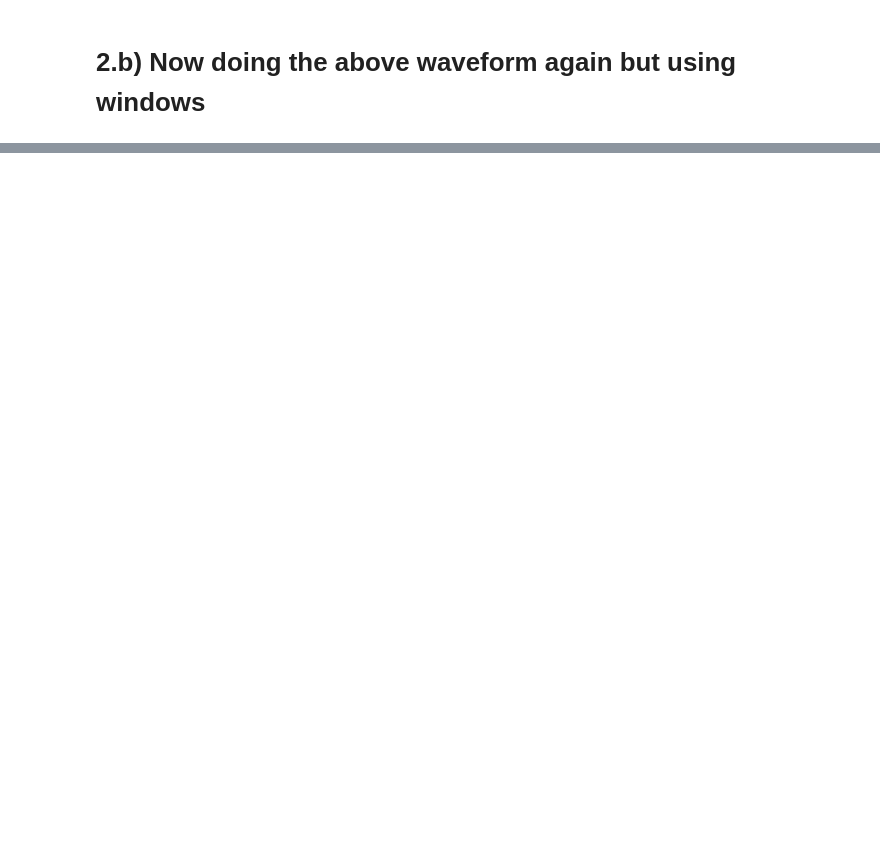
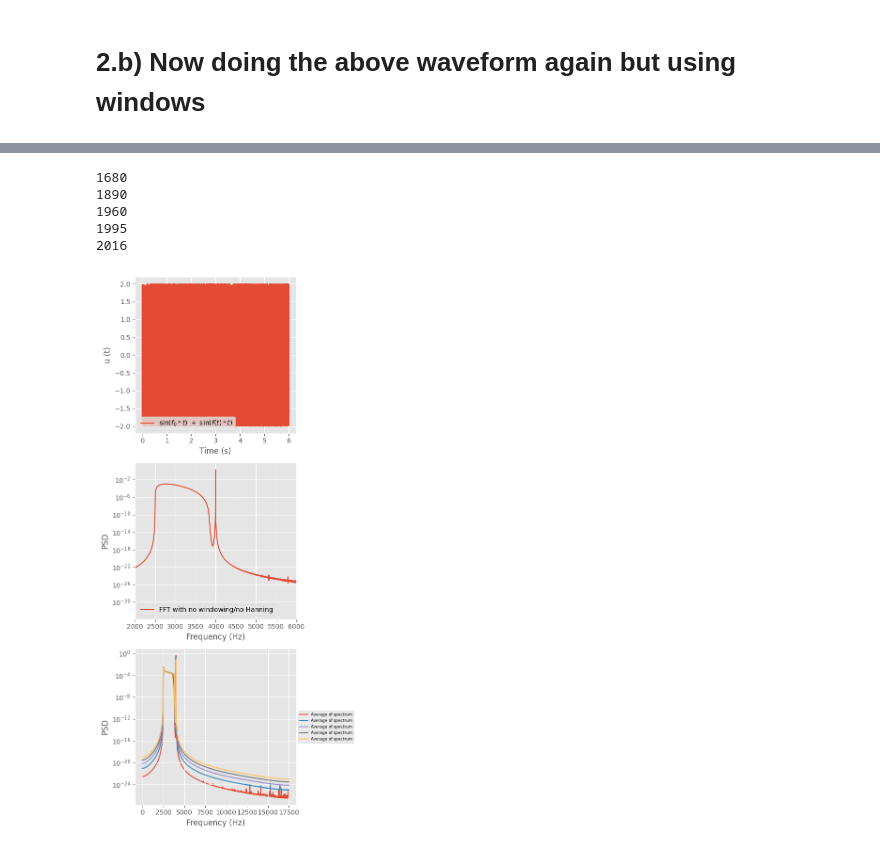
Before and after one commit to rachelblack3/Burst_analysis, a Jupyter notebook: testing_fft.ipynb, the cells around one changed output, grey strips where cells are left out. Drawn from its saved outputs; the diff is of its cells as text; code cells hidden in the pictures; blank space fills up the shorter version.

```diff
--- a/testing_fft.ipynb
+++ b/testing_fft.ipynb
@@ -191,8 +193,7 @@ def fft_sliding(udata,f_s,n_windows,slider):
 
     N = len(udata)                                                       # Number of sample points
     box_size = int(N/n_windows)                                          # Number of samples in each box
-    N_box = int(N/box_size)                                              # Number of boxes
-    half_window = int(box_size/2)                                        # Size of half-window
+
 
 
     """
@@ -208,7 +209,7 @@ def fft_sliding(udata,f_s,n_windows,slider):
     Do FFTs - remember to normalise by N and multiply by hanning window and complex correction
     """
 
-    w = 1.#np.hanning(box_size)                                            # hanning window
+    w = np.hanning(box_size)                                            # hanning window
     wms = np.mean(w**2)                                                 # hanning window correction
 
     # Doing the first window
@@ -620,6 +641,7 @@ plot_ffts = plot_full_fft(t = waveform_parameters["Time array"], waveform = wave
 # %%
 import pandas as pd
 # %%
+list_results =[]
 for i in range(1,6):
 
     mag_windows,freq_windows,fft_av_windows,t_array_windows,df = fft_sliding(waveform_parameters["Constant signal"]+waveform_parameters["Time-varying signal"],
@@ -631,8 +653,9 @@ for i in range(1,6):
                 "FFT time array":t_array_windows,
                 "Frequency bandwidth":df}
 
-    window_relsuts= FFTMagnitude(FFT_results_windows["FFT spectra"], FFT_results_windows["FFT frequencies"],)
+    window_results= FFTMagnitude(FFT_results_windows["FFT spectra"], FFT_results_windows["FFT frequencies"],5*i,100)
     test.show_frequency()
     test.show_magnitude()
+    list_results.append(window_results)
 # %% [output]
 the frequency bands for little bins are 0.8333333333333334
@@ -652,0 +676,60 @@ The dimensions (time bins, frequency bins) of this FFT spectra is: (2016, 4200)
+# %%
+
+""" Creating the plots for the FFT over the full interval """
+
+# create figure
+fig, axs = plt.subplots(3,2,gridspec_kw={"width_ratios":(1,0.05)})
+
+# Name plot axis
+ax1,ax2,ax3= axs[:, 0]
+
+# Name colourbar axis (the third/fourth one will be made invisible)
+cax1,cax2,cax3 = axs[:,1]
+
+
+ax1.plot(waveform_parameters["Time array"], waveform_parameters["Constant signal"]+waveform_parameters["Time-varying signal"], label=r'$\sin(f_0*t)\ +\ \sin(f(t)*t)$')
+ax1.set_xlabel("Time (s)")
+ax1.set_ylabel("u (t)")
+ax1.legend()
+cax1.axis('off')
+
+ax2.plot(FFT_results["FFT frequencies (Hanning)"],FFT_results["FFT (Hanning)"],label="FFT with no windowing/no Hanning")
+ax2.set_xlabel("Frequency (Hz)")
+ax2.set_ylabel("PSD")
+ax2.set_yscale('log')
+# set limits aroud peak in frequency
+peak_freq = FFT_results["FFT frequencies (Hanning)"][np.argmax(FFT_results["FFT (Hanning)"])]
+ax2.set_xlim(peak_freq-peak_freq/2,peak_freq+peak_freq/2)
+ax2.legend()
+cax2.axis('off')
+
+for i in range(0,5):
+
+
+
+
+    average = average_windows(list_results[i].magnitude,list_results[i].frequency)
+    ax3.plot(list_results[i].frequency,average,label="Average of spectrum",zorder = (i))
+
+    #ax4.plot(list_results[i].frequency,list_results[i].magnitude[j,:],label="Window number: "+ str(j+1))
+    ax3.set_xlabel("Frequency (Hz)")
+    ax3.set_ylabel("PSD")
+    ax3.set_yscale('log')
+
+    cax3.axis('off')
+
+
+
+ax3.legend()
+ax3.legend(loc='center left',bbox_to_anchor=(1., 0.5),fontsize = 6)
+
+plt.gcf().set_size_inches((6, 12))
+plt.tight_layout()
+plt.show()
+# %% [output]
+1680
+1890
+1960
+1995
+2016
+[figure, added]
```
Also changed, not shown: parts of 19 cells of this notebook, 25 other files.
